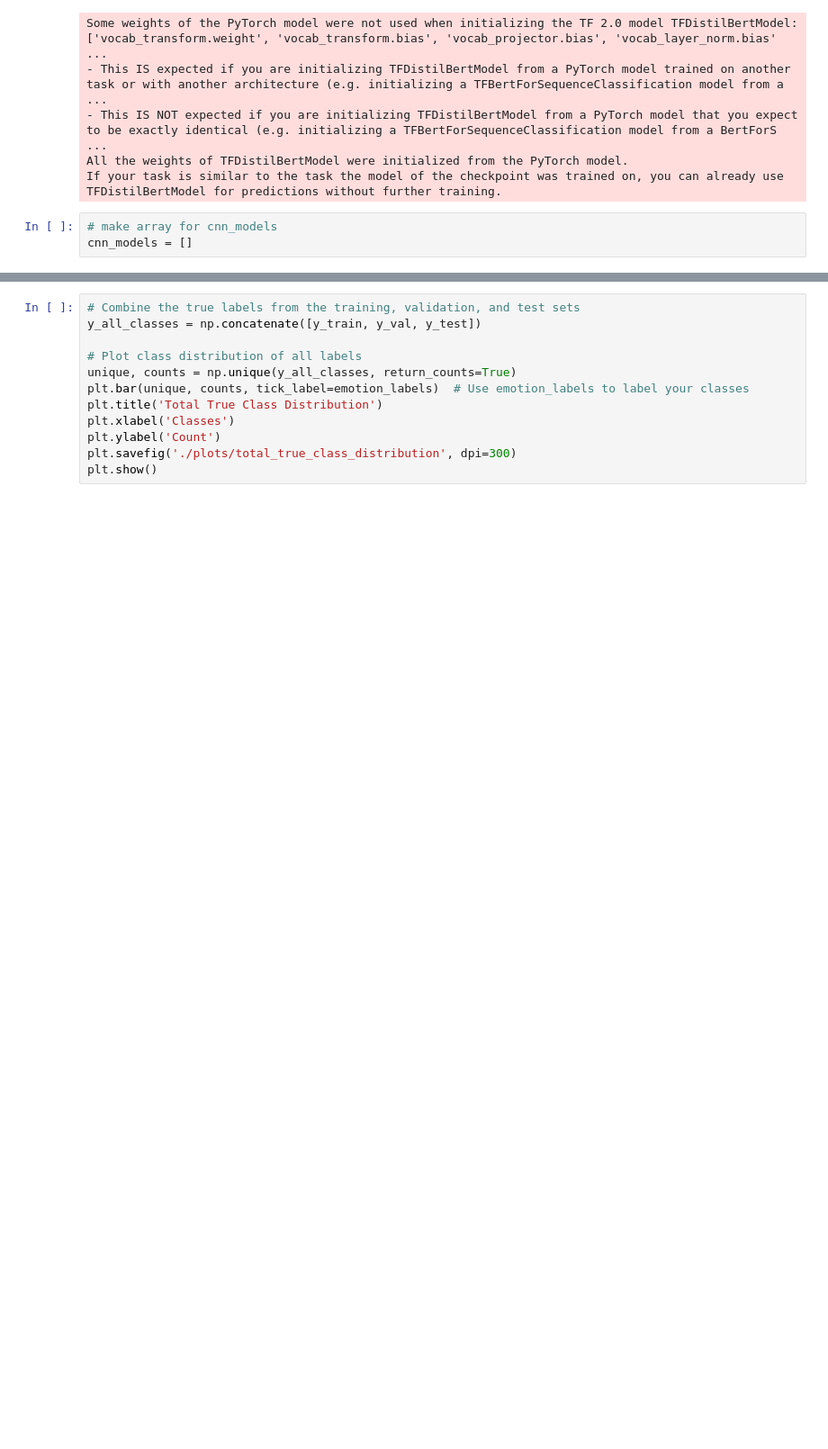
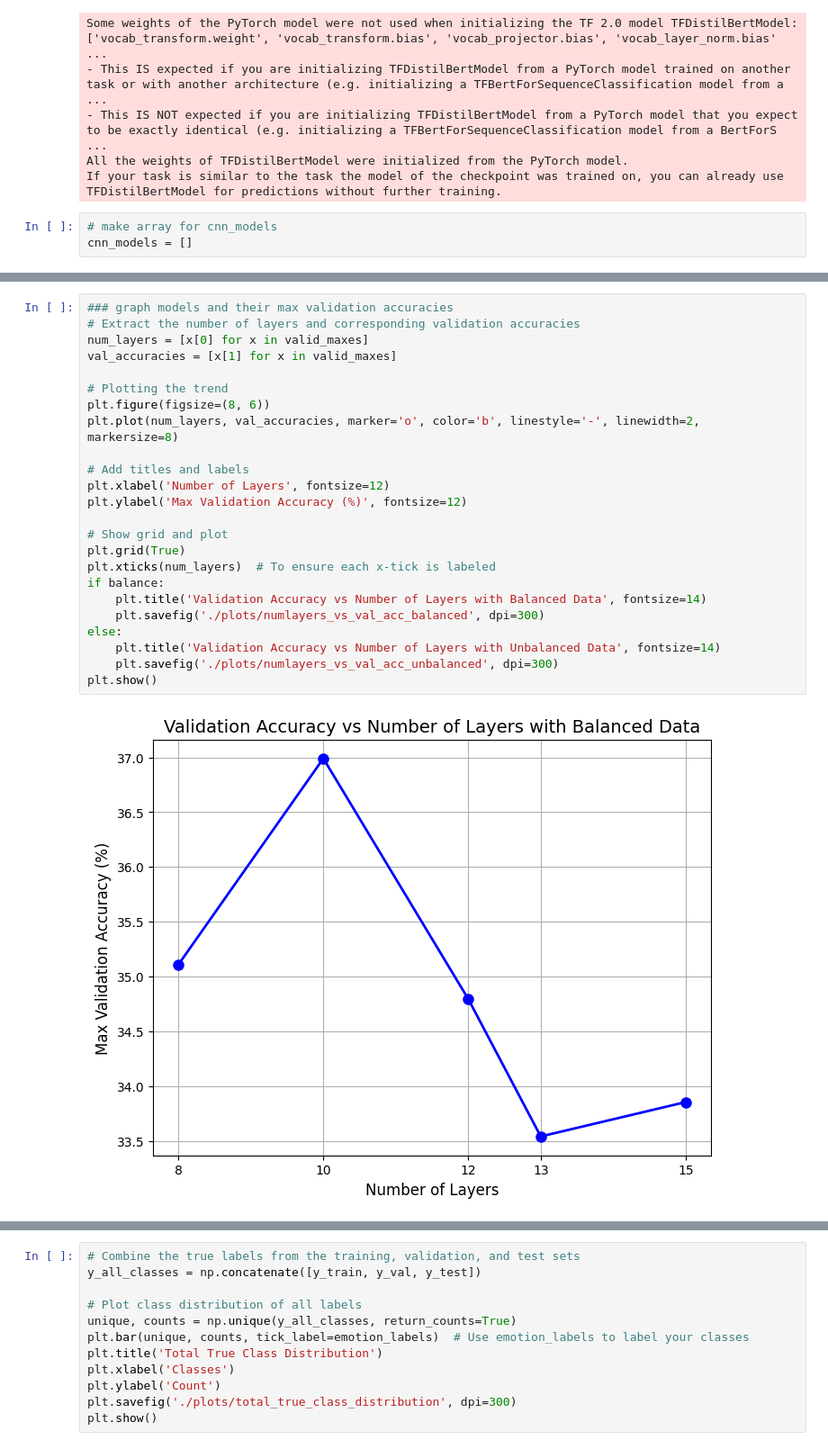
Before and after one commit to wyattnapier/ds340project, a Jupyter notebook: two_branches.ipynb, the cells around one changed output, grey strips where cells are left out. Shown: that part at 90% size. Drawn from its saved outputs; the diff is of its cells as text; blank space fills up the shorter version.

```diff
--- a/two_branches.ipynb
+++ b/two_branches.ipynb
@@ -528,3 +581,29 @@ Best validation accuracy percentage: 53.37423086166382 %
+# %%
+### graph models and their max validation accuracies
+# Extract the number of layers and corresponding validation accuracies
+num_layers = [x[0] for x in valid_maxes]
+val_accuracies = [x[1] for x in valid_maxes]
+
+# Plotting the trend
+plt.figure(figsize=(8, 6))
+plt.plot(num_layers, val_accuracies, marker='o', color='b', linestyle='-', linewidth=2, markersize=8)
+
+# Add titles and labels
+plt.xlabel('Number of Layers', fontsize=12)
+plt.ylabel('Max Validation Accuracy (%)', fontsize=12)
+
+# Show grid and plot
+plt.grid(True)
+plt.xticks(num_layers)  # To ensure each x-tick is labeled
+if balance:
+    plt.title('Validation Accuracy vs Number of Layers with Balanced Data', fontsize=14)
+    plt.savefig('./plots/numlayers_vs_val_acc_balanced', dpi=300)
+else:
+    plt.title('Validation Accuracy vs Number of Layers with Unbalanced Data', fontsize=14)
+    plt.savefig('./plots/numlayers_vs_val_acc_unbalanced', dpi=300)
+plt.show()
+# %% [output]
+[figure, added]
 # %%
 ### graphs
 import matplotlib.pyplot as plt
```
Also changed, not shown: parts of 13 cells of this notebook.
